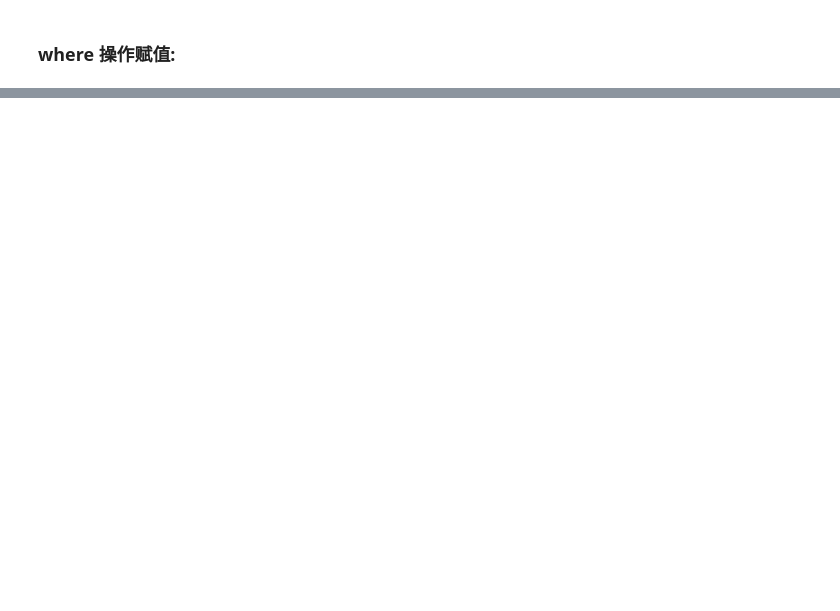
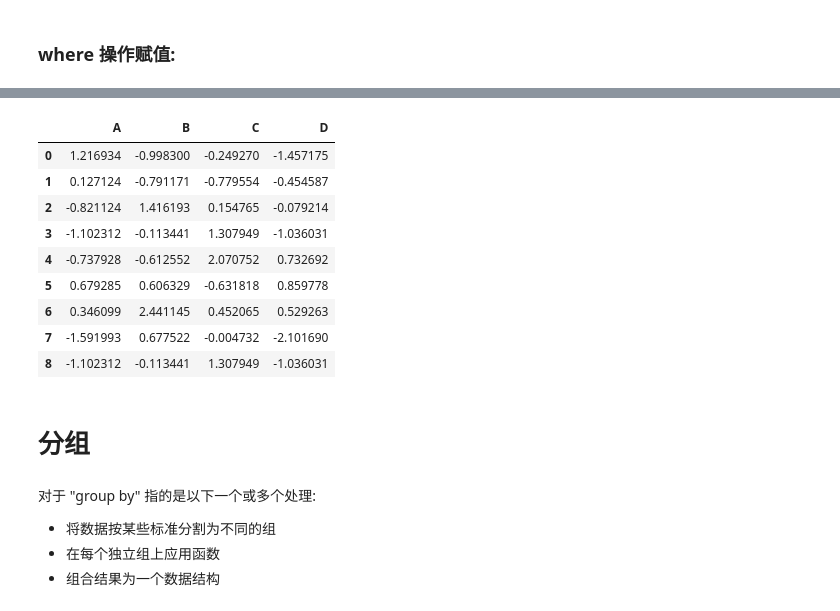
Before and after one commit to Sai628/jupyter-notebook, a Jupyter notebook: Python/pandas-tutorial.ipynb, the cells around one changed output, grey strips where cells are left out. Cells and saved outputs as stored; diff of their text form; code cells hidden in the pictures; blank space fills up the shorter version.

```diff
--- a/Python/pandas-tutorial.ipynb
+++ b/Python/pandas-tutorial.ipynb
@@ -452,0 +726,2 @@ df2
+# %%
+df = pd.DataFrame(np.random.randn(8, 4), columns=['A', 'B', 'C', 'D'])
@@ -452,0 +740,22 @@ df2
+# %%
+s = df.iloc[3]
+# %%
+df.append(s, ignore_index=True)
+# %% [output]
+|  | A | B | C | D |
+| 0 | 1.216934 | -0.998300 | -0.249270 | -1.457175 |
+| 1 | 0.127124 | -0.791171 | -0.779554 | -0.454587 |
+| 2 | -0.821124 | 1.416193 | 0.154765 | -0.079214 |
+| 3 | -1.102312 | -0.113441 | 1.307949 | -1.036031 |
+| 4 | -0.737928 | -0.612552 | 2.070752 | 0.732692 |
+| 5 | 0.679285 | 0.606329 | -0.631818 | 0.859778 |
+| 6 | 0.346099 | 2.441145 | 0.452065 | 0.529263 |
+| 7 | -1.591993 | 0.677522 | -0.004732 | -2.101690 |
+| 8 | -1.102312 | -0.113441 | 1.307949 | -1.036031 |
+# %% [markdown]
+# 分组
+# %% [markdown]
+对于 "group by" 指的是以下一个或多个处理:
+- 将数据按某些标准分割为不同的组
+- 在每个独立组上应用函数
+- 组合结果为一个数据结构
```
Also changed, not shown: parts of 124 cells of this notebook.
